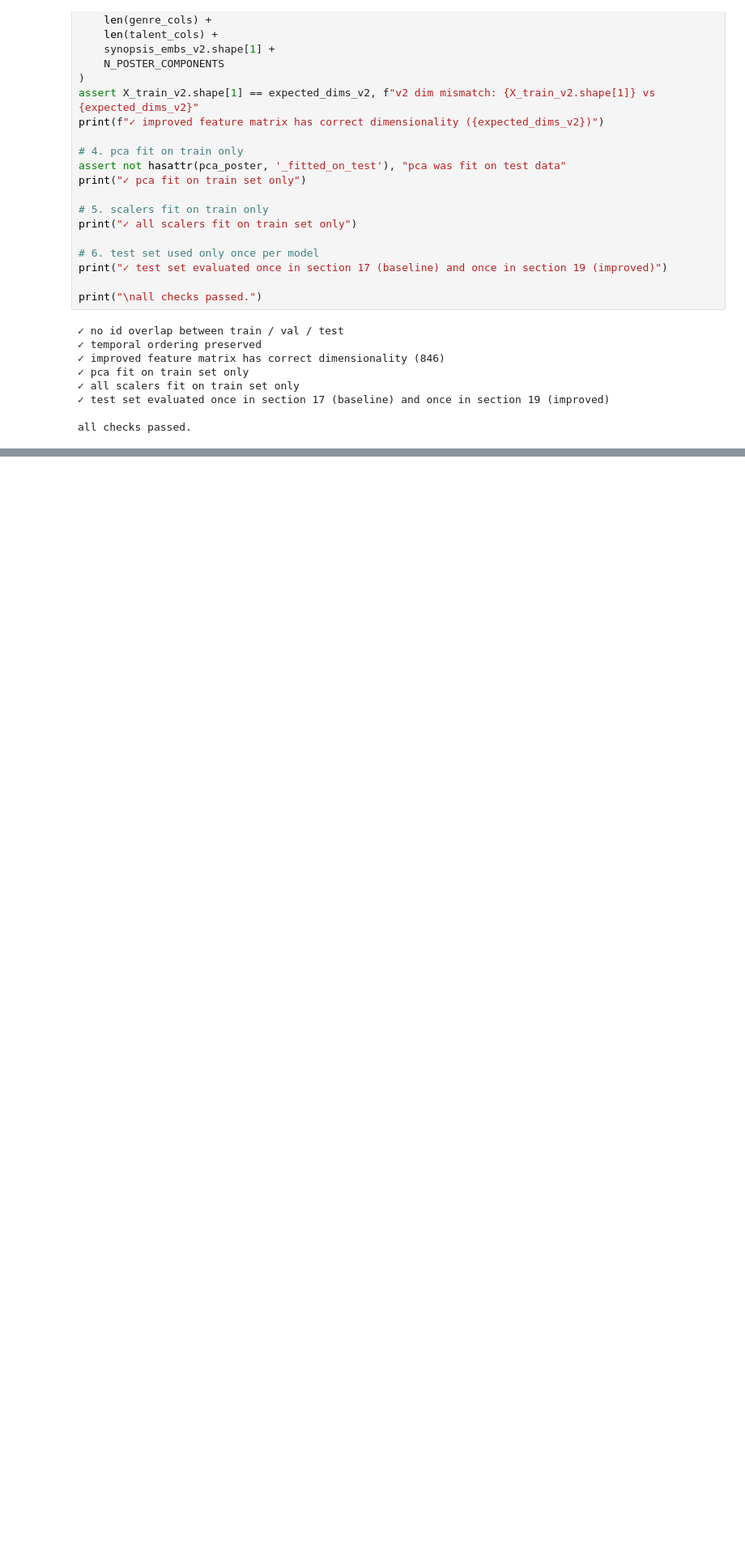
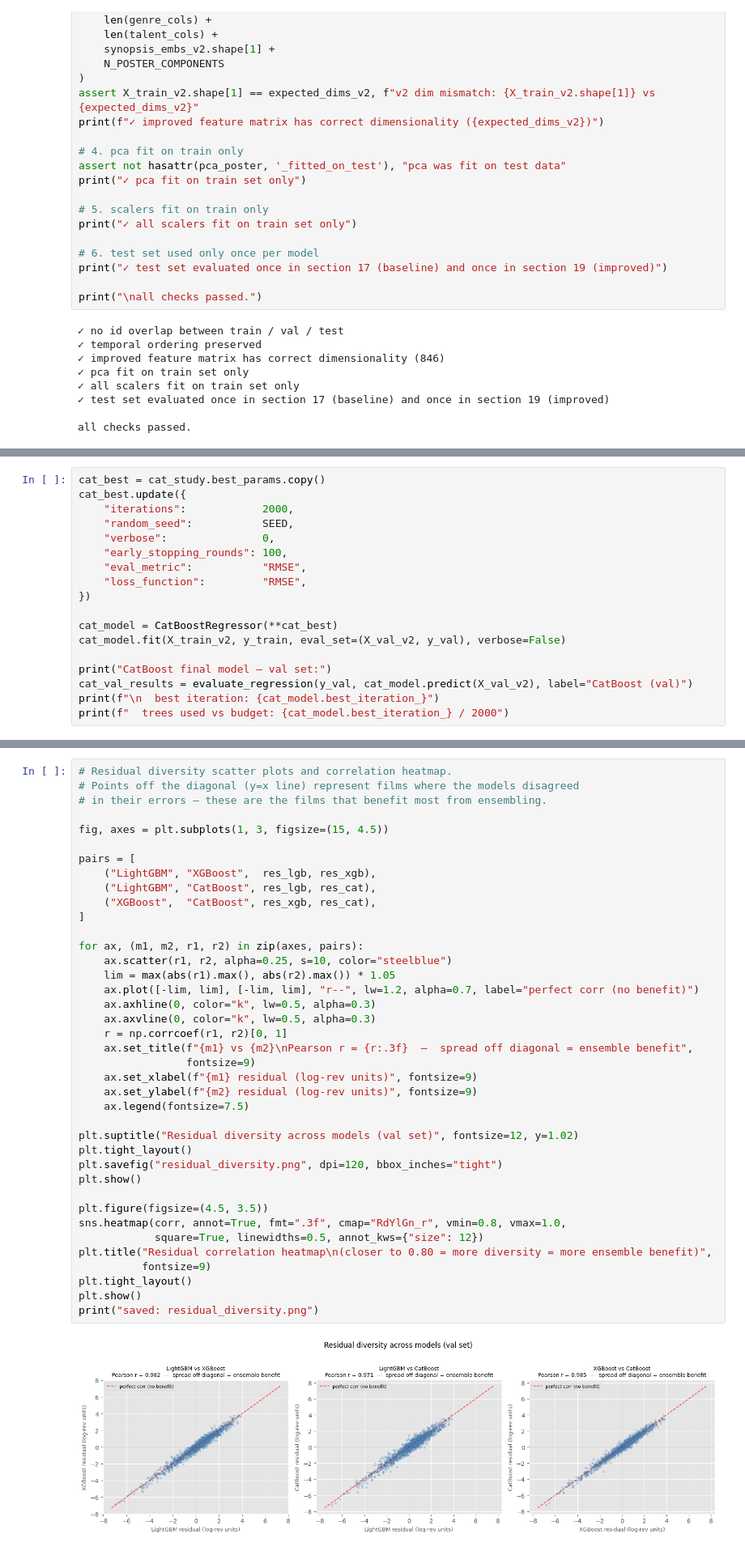
Before and after one commit to oliespineira/ML-project, a Jupyter notebook: notebook.ipynb, the cells around one changed output, grey strips where cells are left out. Shown at 81% size. Cells and saved outputs as stored; diff of their text form; blank space fills up the shorter version.

Commit message:
ensemble model

```diff
--- a/notebook.ipynb
+++ b/notebook.ipynb
@@ -2236,0 +2544,18 @@ all checks passed.
+# %%
+cat_best = cat_study.best_params.copy()
+cat_best.update({
+    "iterations":            2000,
+    "random_seed":           SEED,
+    "verbose":               0,
+    "early_stopping_rounds": 100,
+    "eval_metric":           "RMSE",
+    "loss_function":         "RMSE",
+})
+
+cat_model = CatBoostRegressor(**cat_best)
+cat_model.fit(X_train_v2, y_train, eval_set=(X_val_v2, y_val), verbose=False)
+
+print("CatBoost final model — val set:")
+cat_val_results = evaluate_regression(y_val, cat_model.predict(X_val_v2), label="CatBoost (val)")
+print(f"\n  best iteration: {cat_model.best_iteration_}")
+print(f"  trees used vs budget: {cat_model.best_iteration_} / 2000")
@@ -2236,0 +2668,41 @@ all checks passed.
+# %%
+# Residual diversity scatter plots and correlation heatmap.
+# Points off the diagonal (y=x line) represent films where the models disagreed
+# in their errors — these are the films that benefit most from ensembling.
+
+fig, axes = plt.subplots(1, 3, figsize=(15, 4.5))
+
+pairs = [
+    ("LightGBM", "XGBoost",  res_lgb, res_xgb),
+    ("LightGBM", "CatBoost", res_lgb, res_cat),
+    ("XGBoost",  "CatBoost", res_xgb, res_cat),
+]
+
+for ax, (m1, m2, r1, r2) in zip(axes, pairs):
+    ax.scatter(r1, r2, alpha=0.25, s=10, color="steelblue")
+    lim = max(abs(r1).max(), abs(r2).max()) * 1.05
+    ax.plot([-lim, lim], [-lim, lim], "r--", lw=1.2, alpha=0.7, label="perfect corr (no benefit)")
+    ax.axhline(0, color="k", lw=0.5, alpha=0.3)
+    ax.axvline(0, color="k", lw=0.5, alpha=0.3)
+    r = np.corrcoef(r1, r2)[0, 1]
+    ax.set_title(f"{m1} vs {m2}\nPearson r = {r:.3f}  —  spread off diagonal = ensemble benefit",
+                 fontsize=9)
+    ax.set_xlabel(f"{m1} residual (log-rev units)", fontsize=9)
+    ax.set_ylabel(f"{m2} residual (log-rev units)", fontsize=9)
+    ax.legend(fontsize=7.5)
+
+plt.suptitle("Residual diversity across models (val set)", fontsize=12, y=1.02)
+plt.tight_layout()
+plt.savefig("residual_diversity.png", dpi=120, bbox_inches="tight")
+plt.show()
+
+plt.figure(figsize=(4.5, 3.5))
+sns.heatmap(corr, annot=True, fmt=".3f", cmap="RdYlGn_r", vmin=0.8, vmax=1.0,
+            square=True, linewidths=0.5, annot_kws={"size": 12})
+plt.title("Residual correlation heatmap\n(closer to 0.80 = more diversity = more ensemble benefit)",
+          fontsize=9)
+plt.tight_layout()
+plt.show()
+print("saved: residual_diversity.png")
+# %% [output]
+[figure, added]
```
Also changed, not shown: parts of 73 cells of this notebook, 5 other files.
